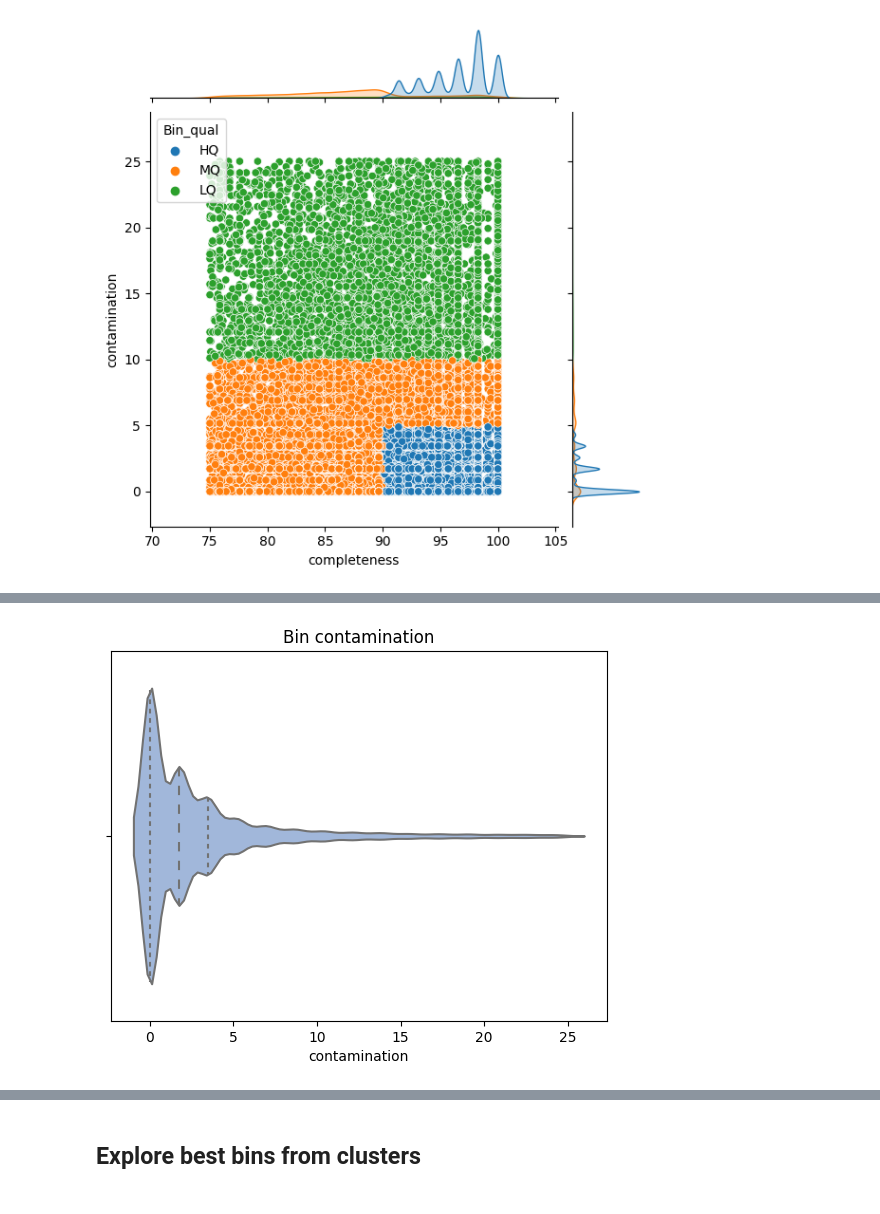
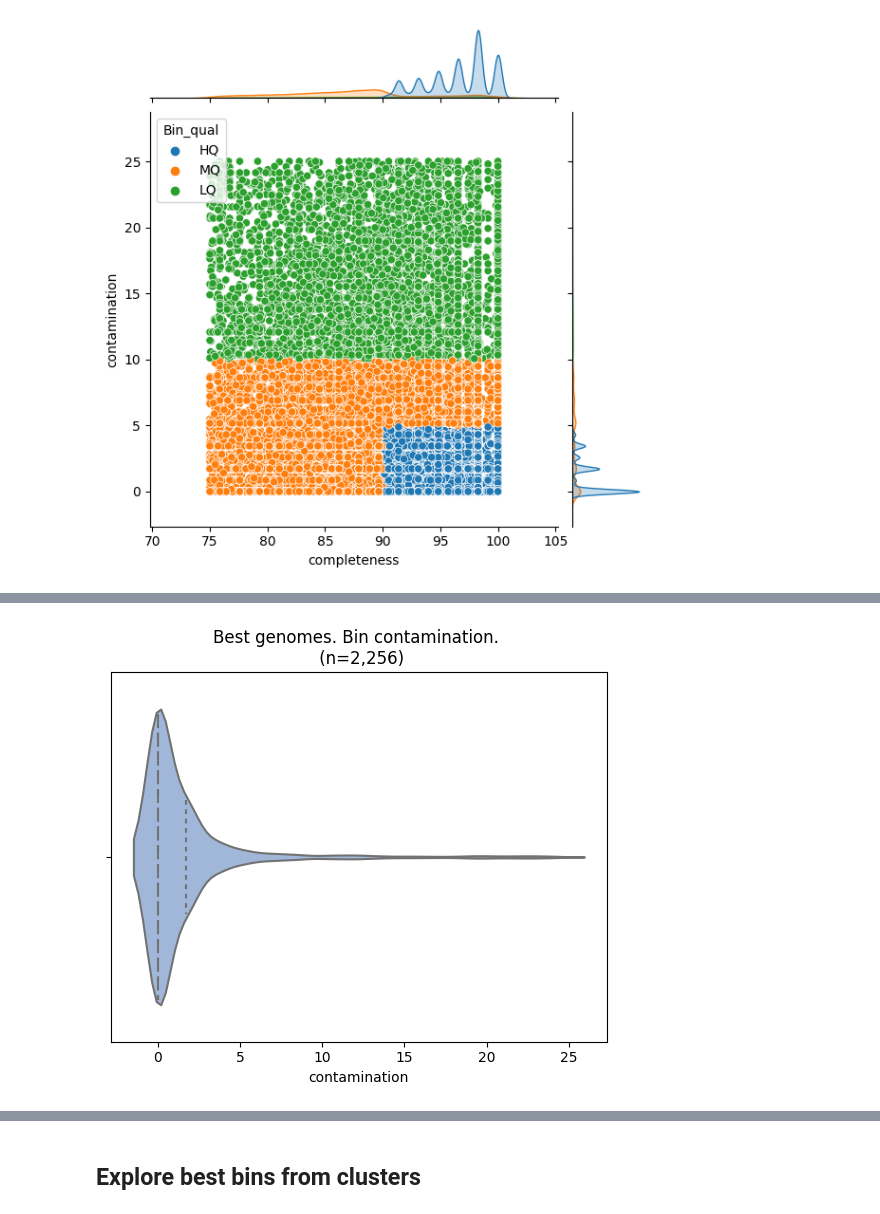
Before and after one commit to Chartiza/2023_Clusters, a Jupyter notebook: Clusters_all_table.ipynb, the cells around one changed output, grey strips where cells are left out. Cells and saved outputs as stored; diff of their text form; code cells hidden in the pictures.

Commit message:
2ND LAYER OF CLUSTERING

```diff
--- a/Clusters_all_table.ipynb
+++ b/Clusters_all_table.ipynb
@@ -114,0 +139,4 @@ len(a.difference(b))
+# %%
+bst2 = bst2.merge(bst2_cdb, left_on='final_genomes', right_on='genome',  how='left')
+bst2 = bst2[['final_genomes','secondary_cluster']]
+bst2.tail(2)
@@ -114,0 +147,3 @@ len(a.difference(b))
+# %%
+bst2_cdb = bst2_cdb.merge(bst2, on='secondary_cluster', how='left')
+bst2_cdb.tail(2)
@@ -114,0 +154,7 @@ len(a.difference(b))
+# %%
+cAll = cAll.merge(bst2_cdb, left_on='bst_genome_1st_layer', right_on='genome', how='left')
+cAll.to_excel('results/FINAL_all_bins_all_clusters.xlsx')
+# %%
+# merge FINAL table for only the best bins
+bst2 = bst2.merge(cAll, left_on='final_genomes', right_on='recovered_genome', how='left')
+bst2.to_excel('results/FINAL_only_best_genomes.xlsx', index=False)
@@ -123,9 +178,9 @@ plt.savefig('results/Clustering_all_bins_quality.svg', bbox_inches='tight')
 # %%
-sns.violinplot(data=cAll, x='contamination', inner="quartile", color='#98b5e3')
-cAll['length'] = cAll['length'].astype(int)
-plt.title("Bin contamination")
+# Contamination destribution
+sns.violinplot(data=bst2, x='contamination', inner="quartile", color='#98b5e3')
+plt.title("Best genomes. Bin contamination. \n (n=2,256)")
 
-plt.savefig('results/BinContamination.jpg', dpi=150)
+plt.savefig('results/Best_genomes_BinContamination.jpg', dpi=150)
 # %% [output]
-[figure, old version]
+[figure, new version]
 # %%
```
Also changed, not shown: parts of 11 cells of this notebook, 10 other files.
